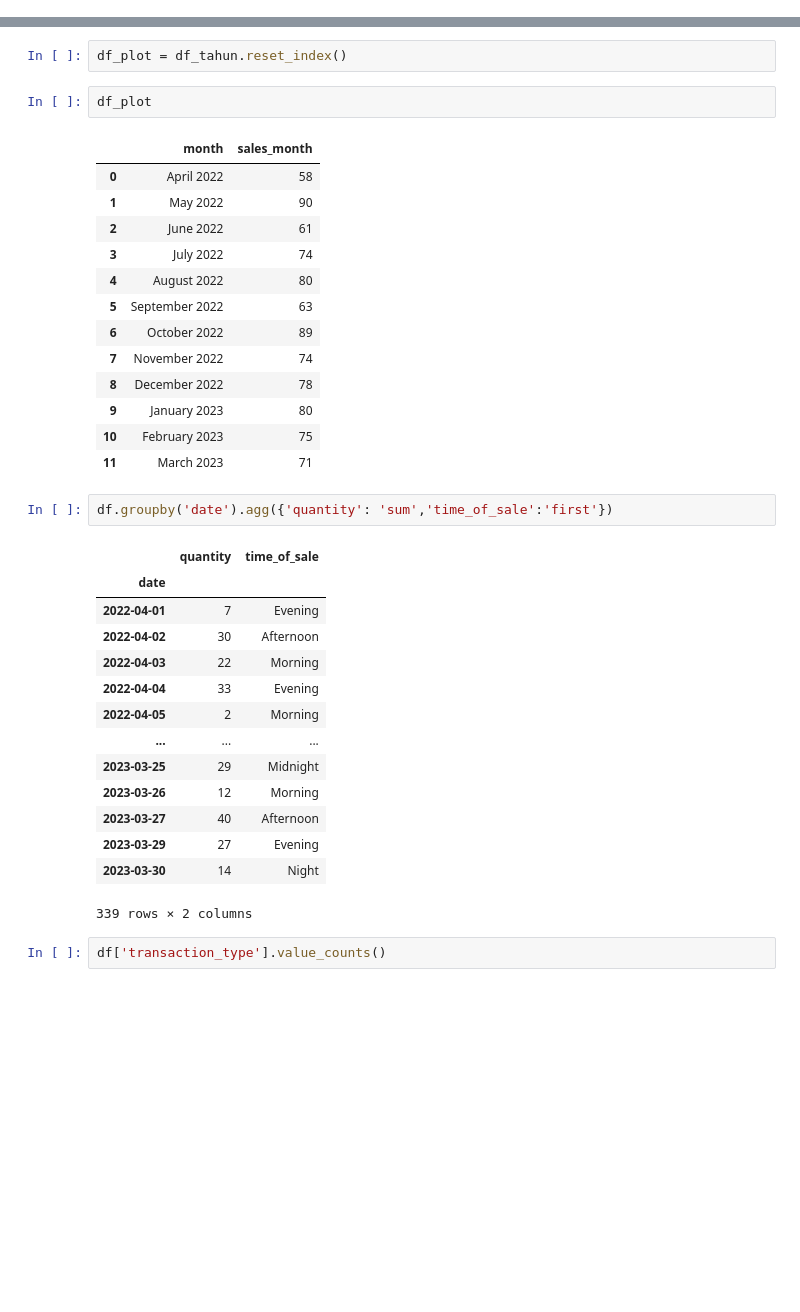
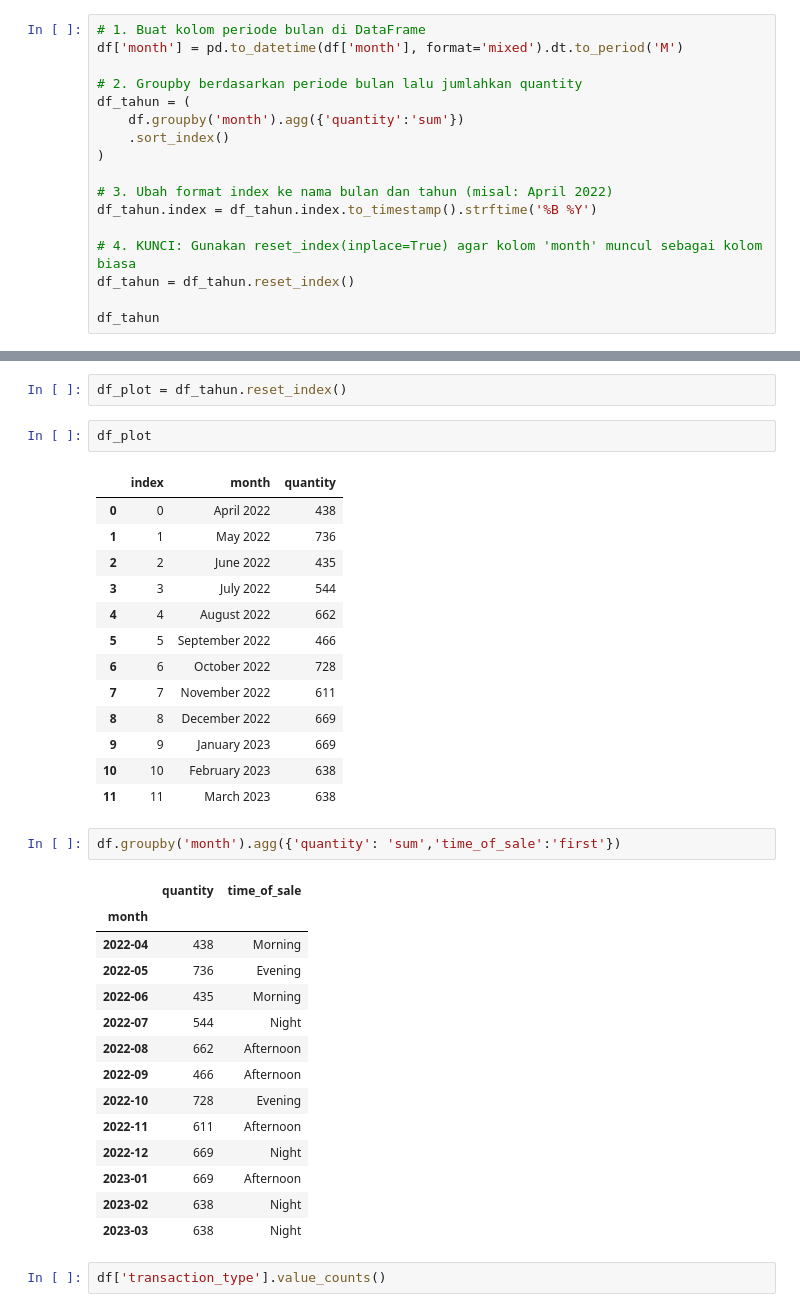
Before and after one commit to BuhLah12/EDA, a Jupyter notebook: a.ipynb, the cells around one changed output, grey strips where cells are left out. Saved outputs shown, nothing was run; the diff lists cells and outputs as text; blank space fills up the shorter version.

```diff
--- a/a.ipynb
+++ b/a.ipynb
@@ -195,0 +201,17 @@ df_tahun
+# %%
+# 1. Buat kolom periode bulan di DataFrame
+df['month'] = pd.to_datetime(df['month'], format='mixed').dt.to_period('M')
+
+# 2. Groupby berdasarkan periode bulan lalu jumlahkan quantity
+df_tahun = (
+    df.groupby('month').agg({'quantity':'sum'})
+    .sort_index()
+)
+
+# 3. Ubah format index ke nama bulan dan tahun (misal: April 2022)
+df_tahun.index = df_tahun.index.to_timestamp().strftime('%B %Y')
+
+# 4. KUNCI: Gunakan reset_index(inplace=True) agar kolom 'month' muncul sebagai kolom biasa
+df_tahun = df_tahun.reset_index()
+
+df_tahun
@@ -198,36 +234,36 @@ df_plot = df_tahun.reset_index()
 # %%
 df_plot
 # %% [output]
-|  | month | sales_month |
-| 0 | April 2022 | 58 |
-| 1 | May 2022 | 90 |
-| 2 | June 2022 | 61 |
-| 3 | July 2022 | 74 |
-| 4 | August 2022 | 80 |
-| 5 | September 2022 | 63 |
-| 6 | October 2022 | 89 |
-| 7 | November 2022 | 74 |
-| 8 | December 2022 | 78 |
-| 9 | January 2023 | 80 |
-| 10 | February 2023 | 75 |
-| 11 | March 2023 | 71 |
+|  | index | month | quantity |
+| 0 | 0 | April 2022 | 438 |
+| 1 | 1 | May 2022 | 736 |
+| 2 | 2 | June 2022 | 435 |
+| 3 | 3 | July 2022 | 544 |
+| 4 | 4 | August 2022 | 662 |
+| 5 | 5 | September 2022 | 466 |
+| 6 | 6 | October 2022 | 728 |
+| 7 | 7 | November 2022 | 611 |
+| 8 | 8 | December 2022 | 669 |
+| 9 | 9 | January 2023 | 669 |
+| 10 | 10 | February 2023 | 638 |
+| 11 | 11 | March 2023 | 638 |
 # %%
-df.groupby('date').agg({'quantity': 'sum','time_of_sale':'first'})
+df.groupby('month').agg({'quantity': 'sum','time_of_sale':'first'})
 # %% [output]
 |  | quantity | time_of_sale |
-| date |  |  |
-| 2022-04-01 | 7 | Evening |
-| 2022-04-02 | 30 | Afternoon |
-| 2022-04-03 | 22 | Morning |
-| 2022-04-04 | 33 | Evening |
-| 2022-04-05 | 2 | Morning |
-| ... | ... | ... |
-| 2023-03-25 | 29 | Midnight |
-| 2023-03-26 | 12 | Morning |
-| 2023-03-27 | 40 | Afternoon |
-| 2023-03-29 | 27 | Evening |
-| 2023-03-30 | 14 | Night |
+| month |  |  |
+| 2022-04 | 438 | Morning |
+| 2022-05 | 736 | Evening |
+| 2022-06 | 435 | Morning |
+| 2022-07 | 544 | Night |
+| 2022-08 | 662 | Afternoon |
+| 2022-09 | 466 | Afternoon |
+| 2022-10 | 728 | Evening |
+| 2022-11 | 611 | Afternoon |
+| 2022-12 | 669 | Night |
+| 2023-01 | 669 | Afternoon |
+| 2023-02 | 638 | Night |
+| 2023-03 | 638 | Night |
-339 rows × 2 columns
 # %%
 df['transaction_type'].value_counts()
 # %% [output]
```
Also changed, not shown: parts of 17 cells of this notebook.
